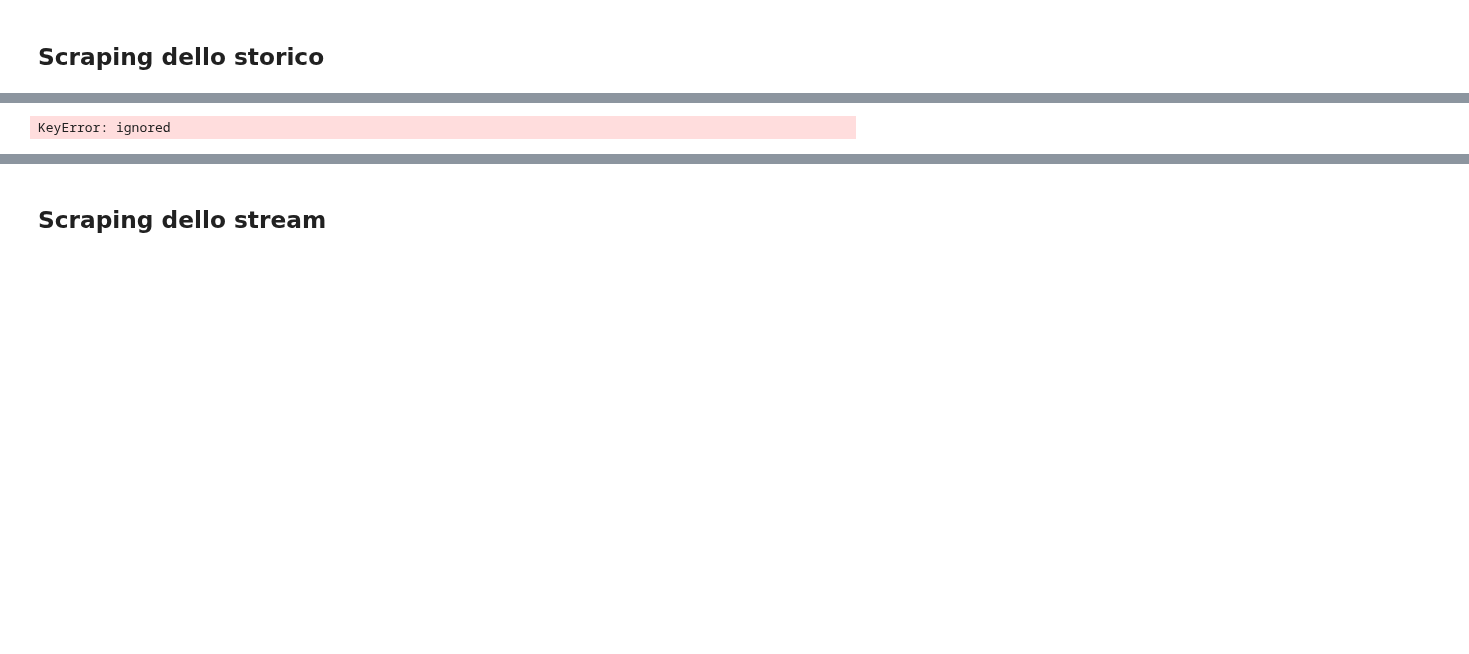
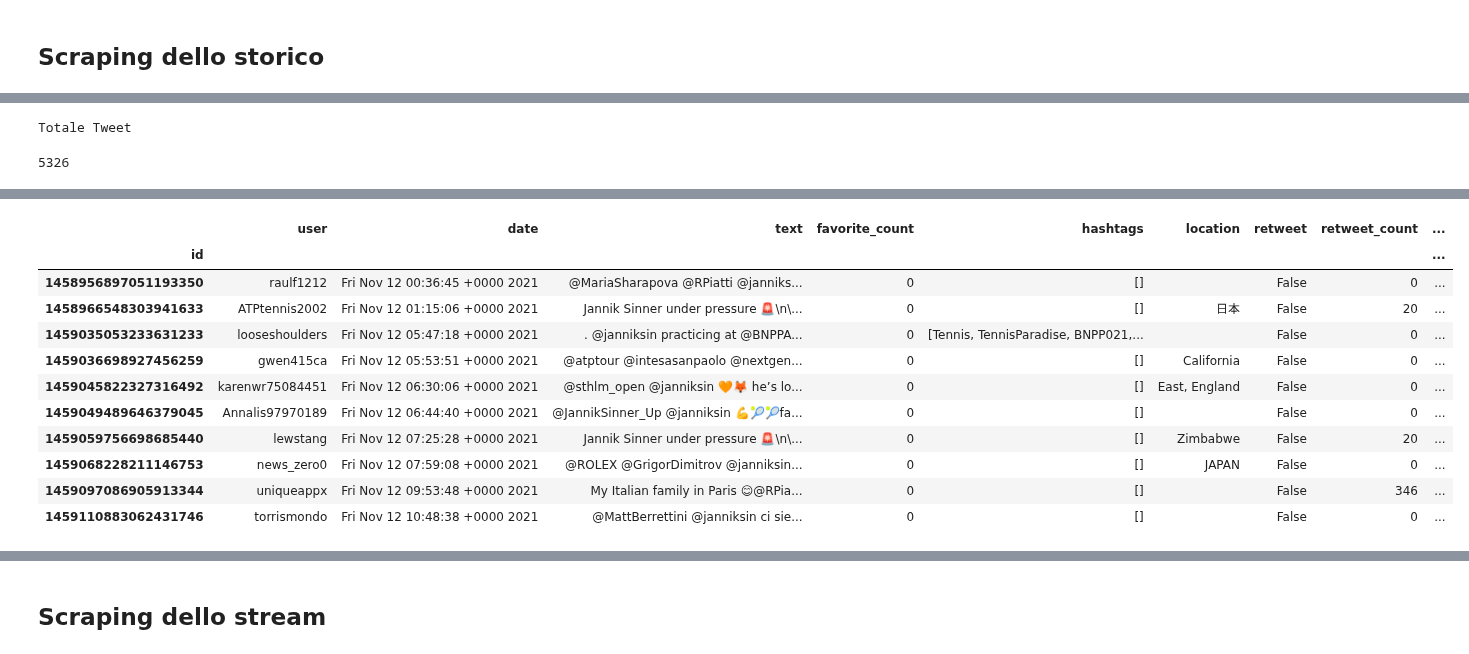
Before and after one commit to AScarcella3/TextMiningProject, a Jupyter notebook: main.ipynb, the cells around one changed output, grey strips where cells are left out. Saved outputs shown, nothing was run; the diff lists cells and outputs as text; code cells hidden in the pictures; blank space fills up the shorter version.

```diff
--- a/main.ipynb
+++ b/main.ipynb
@@ -128,7 +168,7 @@ pbar = tqdm(total=max_tweets)
 while len(searched_tweets) < max_tweets:
     count = max_tweets - len(searched_tweets)
     try:
-        new_tweets = api.search(q=query_00, count=1000, max_id=str(last_id - 1), tweet_mode="extended", lang=language) # tweet_mode="extended" importante, altrimenti il testo del tweet viene troncato
+        new_tweets = api.search_tweets(q=query_00, count=1000, max_id=str(last_id - 1), tweet_mode="extended", lang=lang) # tweet_mode="extended" importante, altrimenti il testo del tweet viene troncato
         # If I've reached the end of the search then I'm done
         # immediately the cycle while
         if not new_tweets:
@@ -147,6 +195,9 @@ pbar.close()
 # %%
 print('Totale Tweet')
 len(searched_tweets)
+# %% [output]
+Totale Tweet
+5326
 # %%
 dict_ = {'id': [], 'user': [], 'date': [], 'text': [],
          'favorite_count': [], 'hashtags': [],
@@ -160,14 +211,14 @@ for status_j in searched_tweets[0:max_tweets]:
         text = status['retweeted_status']['extended_tweet']['full_text']
         dict_['text'].append(text)
       else:
-        text = status['retweeted_status']['text']
+        text = status['retweeted_status']['full_text']
         dict_['text'].append(text)
     else:
       if 'extended_tweet' in status:
         text = status['extended_tweet']['full_text']
         dict_['text'].append(text)
       else:
-        text = status['text']
+        text = status['full_text']
         dict_['text'].append(text)
 
     dict_['id'].append(status['id'])
@@ -187,4 +238,3 @@ df = df.set_index("id")
 df.sort_values(by=['date'], inplace=True, ascending=True)
 df.head(10)
 # %% [output]
-KeyError: ignored
@@ -192,3 +241,15 @@ time: 27.3 ms (started: 2021-11-15 21:12:19 +00:00)
+|  | user | date | text | favorite_count | hashtags | location | retweet | retweet_count | ... |
+| id |  |  |  |  |  |  |  |  | ... |
+| 1458956897051193350 | raulf1212 | Fri Nov 12 00:36:45 +0000 2021 | @MariaSharapova @RPiatti @janniks... | 0 | [] |  | False | 0 | ... |
+| 1458966548303941633 | ATPtennis2002 | Fri Nov 12 01:15:06 +0000 2021 | Jannik Sinner under pressure 🚨\n\... | 0 | [] | 日本 | False | 20 | ... |
+| 1459035053233631233 | looseshoulders | Fri Nov 12 05:47:18 +0000 2021 | . @janniksin practicing at @BNPPA... | 0 | [Tennis, TennisParadise, BNPP021,... |  | False | 0 | ... |
+| 1459036698927456259 | gwen415ca | Fri Nov 12 05:53:51 +0000 2021 | @atptour @intesasanpaolo @nextgen... | 0 | [] | California | False | 0 | ... |
+| 1459045822327316492 | karenwr75084451 | Fri Nov 12 06:30:06 +0000 2021 | @sthlm_open @janniksin 🧡🦊 he’s lo... | 0 | [] | East, England | False | 0 | ... |
+| 1459049489646379045 | Annalis97970189 | Fri Nov 12 06:44:40 +0000 2021 | @JannikSinner_Up @janniksin 💪🎾🎾fa... | 0 | [] |  | False | 0 | ... |
+| 1459059756698685440 | lewstang | Fri Nov 12 07:25:28 +0000 2021 | Jannik Sinner under pressure 🚨\n\... | 0 | [] | Zimbabwe | False | 20 | ... |
+| 1459068228211146753 | news_zero0 | Fri Nov 12 07:59:08 +0000 2021 | @ROLEX @GrigorDimitrov @janniksin... | 0 | [] | JAPAN | False | 0 | ... |
+| 1459097086905913344 | uniqueappx | Fri Nov 12 09:53:48 +0000 2021 | My Italian family in Paris 😊@RPia... | 0 | [] |  | False | 346 | ... |
+| 1459110883062431746 | torrismondo | Fri Nov 12 10:48:38 +0000 2021 | @MattBerrettini @janniksin ci sie... | 0 | [] |  | False | 0 | ... |
 # %%
 df = pd.DataFrame.from_dict(dict_, orient="columns")
 df = df.set_index("id")
```
Also changed, not shown: parts of 12 cells of this notebook.
